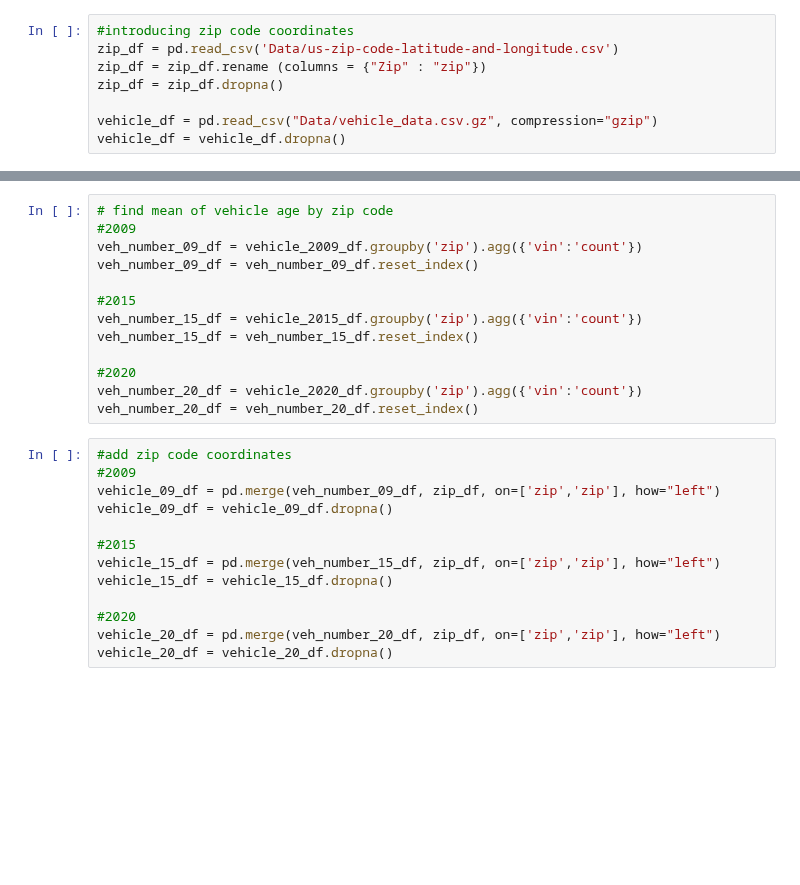
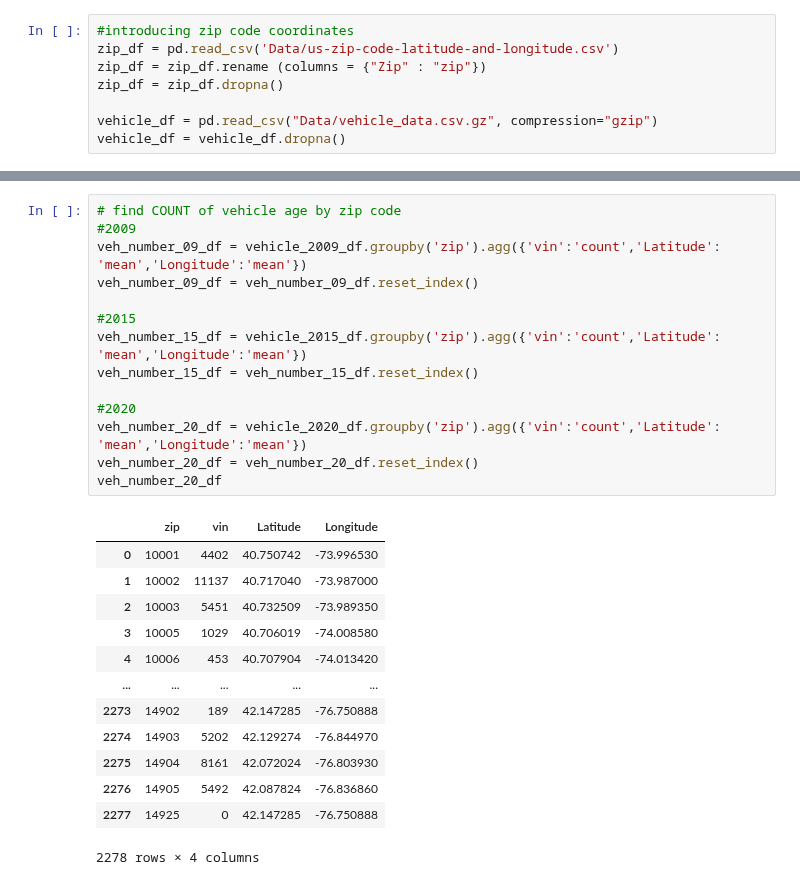
Before and after one commit to paloni-dotcom/Se7en, a Jupyter notebook: density_of_vehicles.ipynb, the cells around one changed output, grey strips where cells are left out. Drawn from its saved outputs; the diff is of its cells as text; blank space fills up the shorter version.

```diff
--- a/density_of_vehicles.ipynb
+++ b/density_of_vehicles.ipynb
@@ -249,29 +262,31 @@ vehicle_2020_df = vehicle_2020_df.dropna()
 # %%
-# find mean of vehicle age by zip code
+# find COUNT of vehicle age by zip code
 #2009
-veh_number_09_df = vehicle_2009_df.groupby('zip').agg({'vin':'count'})
+veh_number_09_df = vehicle_2009_df.groupby('zip').agg({'vin':'count','Latitude': 'mean','Longitude':'mean'})
 veh_number_09_df = veh_number_09_df.reset_index()
 
 #2015
-veh_number_15_df = vehicle_2015_df.groupby('zip').agg({'vin':'count'})
+veh_number_15_df = vehicle_2015_df.groupby('zip').agg({'vin':'count','Latitude': 'mean','Longitude':'mean'})
 veh_number_15_df = veh_number_15_df.reset_index()
 
 #2020
-veh_number_20_df = vehicle_2020_df.groupby('zip').agg({'vin':'count'})
+veh_number_20_df = vehicle_2020_df.groupby('zip').agg({'vin':'count','Latitude': 'mean','Longitude':'mean'})
 veh_number_20_df = veh_number_20_df.reset_index()
+veh_number_20_df
+# %% [output]
+|  | zip | vin | Latitude | Longitude |
+| 0 | 10001 | 4402 | 40.750742 | -73.996530 |
+| 1 | 10002 | 11137 | 40.717040 | -73.987000 |
+| 2 | 10003 | 5451 | 40.732509 | -73.989350 |
+| 3 | 10005 | 1029 | 40.706019 | -74.008580 |
+| 4 | 10006 | 453 | 40.707904 | -74.013420 |
+| ... | ... | ... | ... | ... |
+| 2273 | 14902 | 189 | 42.147285 | -76.750888 |
+| 2274 | 14903 | 5202 | 42.129274 | -76.844970 |
+| 2275 | 14904 | 8161 | 42.072024 | -76.803930 |
+| 2276 | 14905 | 5492 | 42.087824 | -76.836860 |
+| 2277 | 14925 | 0 | 42.147285 | -76.750888 |
+2278 rows × 4 columns
-# %%
-#add zip code coordinates
-#2009
-vehicle_09_df = pd.merge(veh_number_09_df, zip_df, on=['zip','zip'], how="left")
-vehicle_09_df = vehicle_09_df.dropna()
-
-#2015
-vehicle_15_df = pd.merge(veh_number_15_df, zip_df, on=['zip','zip'], how="left")
-vehicle_15_df = vehicle_15_df.dropna()
-
-#2020
-vehicle_20_df = pd.merge(veh_number_20_df, zip_df, on=['zip','zip'], how="left")
-vehicle_20_df = vehicle_20_df.dropna()
 # %%
 #2009 Vehicle Density Heatmap
 #Plot Heatmap for vehicle age by zip code
```
Also changed, not shown: parts of 15 cells of this notebook, 21 other files.
